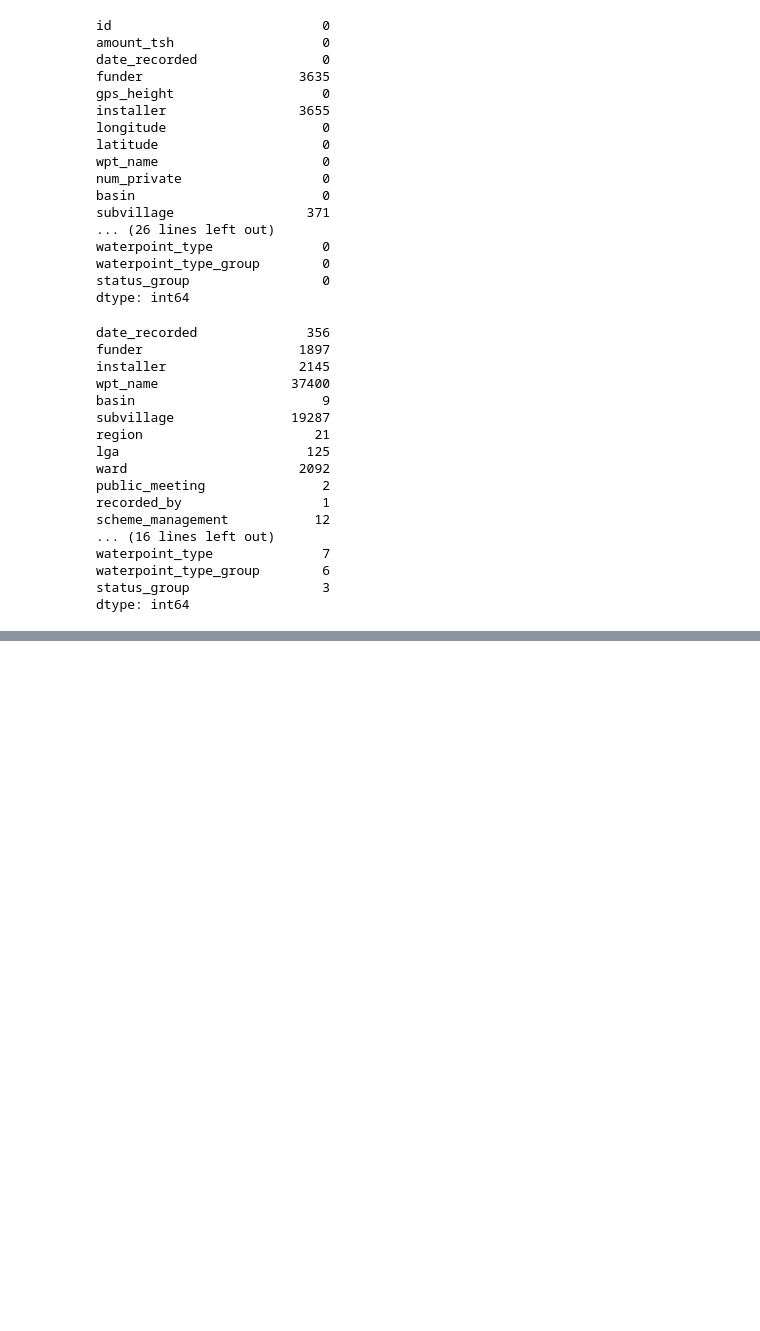
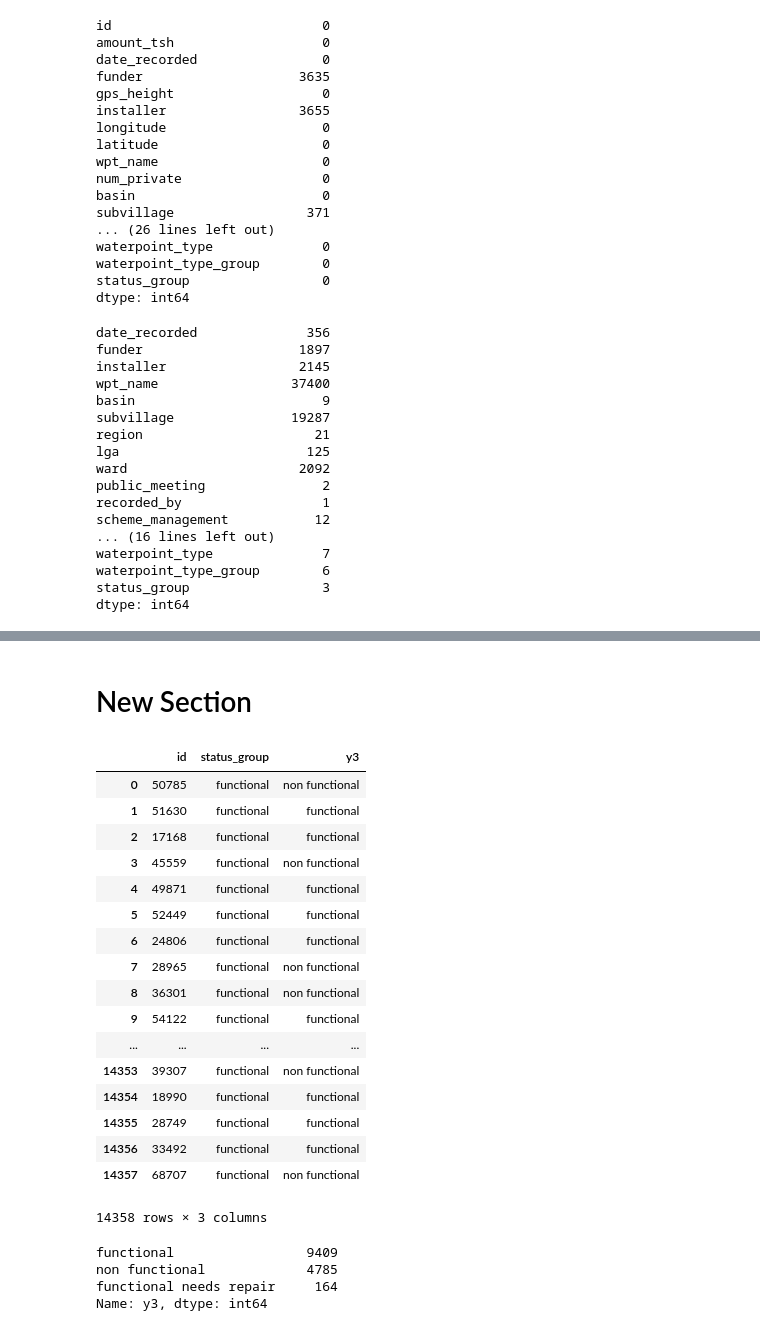
Before and after one commit to donw385/Unit-2-Sprint-Challenge, a Jupyter notebook: Don_Wang_Predictive_Modeling_Challenge.ipynb, the cells around one changed output, grey strips where cells are left out. Drawn from its saved outputs; the diff is of its cells as text; code cells hidden in the pictures; blank space fills up the shorter version.

```diff
--- a/Don_Wang_Predictive_Modeling_Challenge.ipynb
+++ b/Don_Wang_Predictive_Modeling_Challenge.ipynb
@@ -247,8 +347,33 @@ pd.DataFrame(y_pred)
 # %%
-# submission
-submission = sample.copy()
-submission['y2']=y_pred
-submission.to_csv('submission-001.csv',index=False)
-
-submission.to_csv('submission-001.csv')
-!cp submission-001.csv drive/My\ Drive/
+submission.to_csv('submission-004.csv',index=False)
+!cp submission-004.csv drive/My\ Drive/
+# %% [markdown]
+# New Section
+# %%
+submission
+# %% [output]
+|  | id | status_group | y3 |
+| 0 | 50785 | functional | non functional |
+| 1 | 51630 | functional | functional |
+| 2 | 17168 | functional | functional |
+| 3 | 45559 | functional | non functional |
+| 4 | 49871 | functional | functional |
+| 5 | 52449 | functional | functional |
+| 6 | 24806 | functional | functional |
+| 7 | 28965 | functional | non functional |
+| 8 | 36301 | functional | non functional |
+| 9 | 54122 | functional | functional |
+| ... | ... | ... | ... |
+| 14353 | 39307 | functional | non functional |
+| 14354 | 18990 | functional | functional |
+| 14355 | 28749 | functional | functional |
+| 14356 | 33492 | functional | functional |
+| 14357 | 68707 | functional | non functional |
+14358 rows × 3 columns
+# %%
+submission['y3'].value_counts()
+# %% [output]
+functional                 9409
+non functional             4785
+functional needs repair     164
+Name: y3, dtype: int64
```
Also changed, not shown: parts of 14 cells of this notebook.
